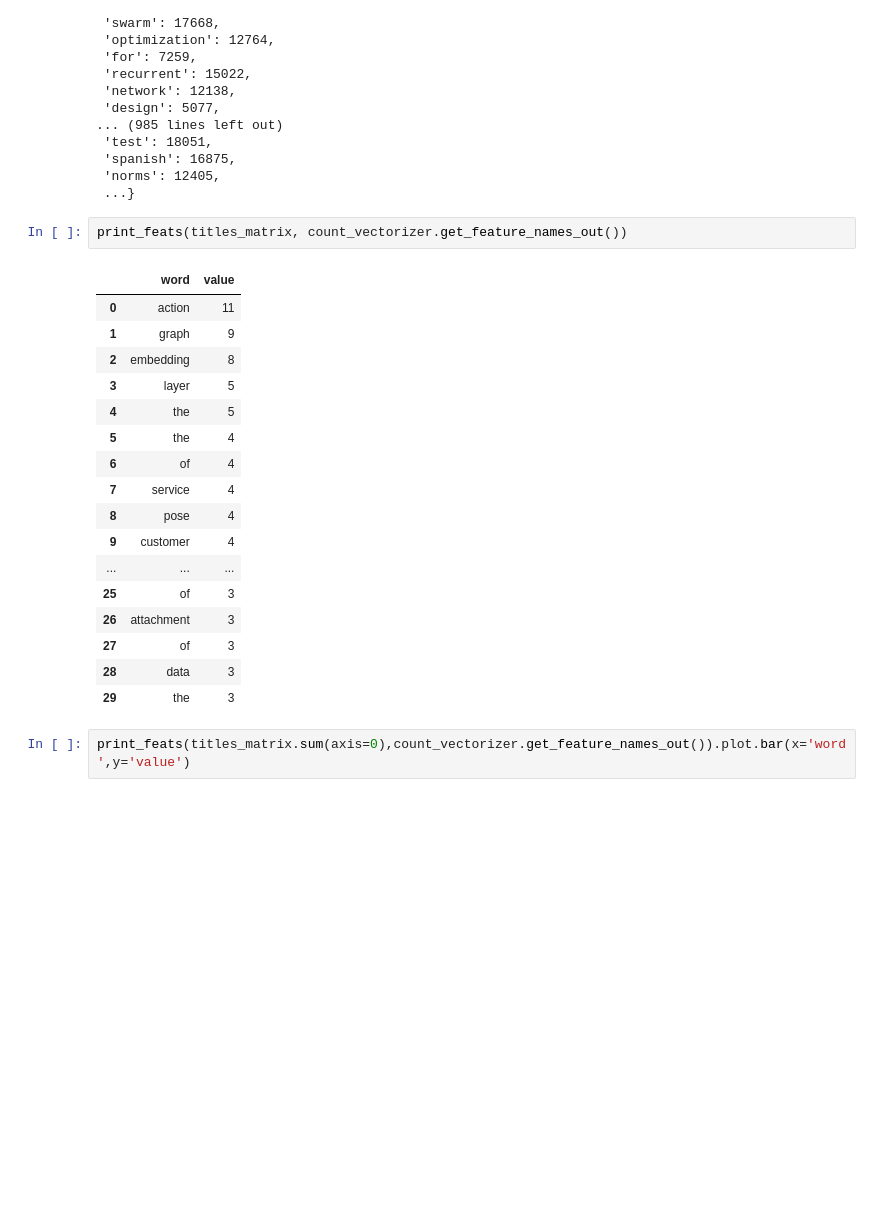
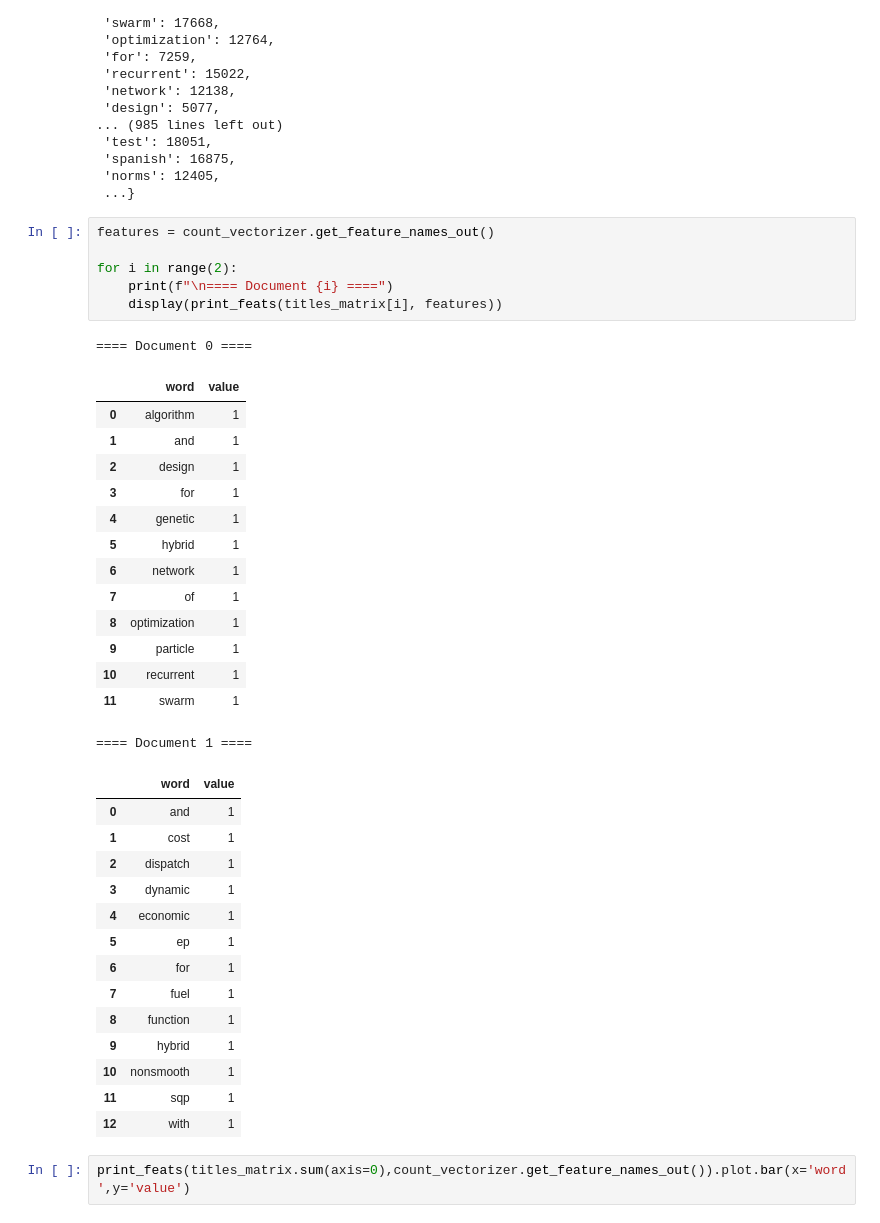
Before and after one commit to jsilvalavin/BE2, a Jupyter notebook: code.ipynb, the cells around one changed output. Saved outputs shown, nothing was run; the diff lists cells and outputs as text; blank space fills up the shorter version.

```diff
--- a/code.ipynb
+++ b/code.ipynb
@@ -146,25 +146,41 @@ count_vectorizer.vocabulary_
  'norms': 12405,
  ...}
 # %%
-print_feats(titles_matrix, count_vectorizer.get_feature_names_out())
+features = count_vectorizer.get_feature_names_out()
+
+for i in range(2):
+    print(f"\n==== Document {i} ====")
+    display(print_feats(titles_matrix[i], features))
 # %% [output]
+==== Document 0 ====
 |  | word | value |
-| 0 | action | 11 |
-| 1 | graph | 9 |
-| 2 | embedding | 8 |
-| 3 | layer | 5 |
-| 4 | the | 5 |
-| 5 | the | 4 |
-| 6 | of | 4 |
-| 7 | service | 4 |
-| 8 | pose | 4 |
-| 9 | customer | 4 |
-| ... | ... | ... |
-| 25 | of | 3 |
-| 26 | attachment | 3 |
-| 27 | of | 3 |
-| 28 | data | 3 |
-| 29 | the | 3 |
+| 0 | algorithm | 1 |
+| 1 | and | 1 |
+| 2 | design | 1 |
+| 3 | for | 1 |
+| 4 | genetic | 1 |
+| 5 | hybrid | 1 |
+| 6 | network | 1 |
+| 7 | of | 1 |
+| 8 | optimization | 1 |
+| 9 | particle | 1 |
+| 10 | recurrent | 1 |
+| 11 | swarm | 1 |
+==== Document 1 ====
+|  | word | value |
+| 0 | and | 1 |
+| 1 | cost | 1 |
+| 2 | dispatch | 1 |
+| 3 | dynamic | 1 |
+| 4 | economic | 1 |
+| 5 | ep | 1 |
+| 6 | for | 1 |
+| 7 | fuel | 1 |
+| 8 | function | 1 |
+| 9 | hybrid | 1 |
+| 10 | nonsmooth | 1 |
+| 11 | sqp | 1 |
+| 12 | with | 1 |
 # %%
 print_feats(titles_matrix.sum(axis=0),count_vectorizer.get_feature_names_out()).plot.bar(x='word',y='value')
 # %% [output]
```
Also changed, not shown: parts of 18 cells of this notebook.
